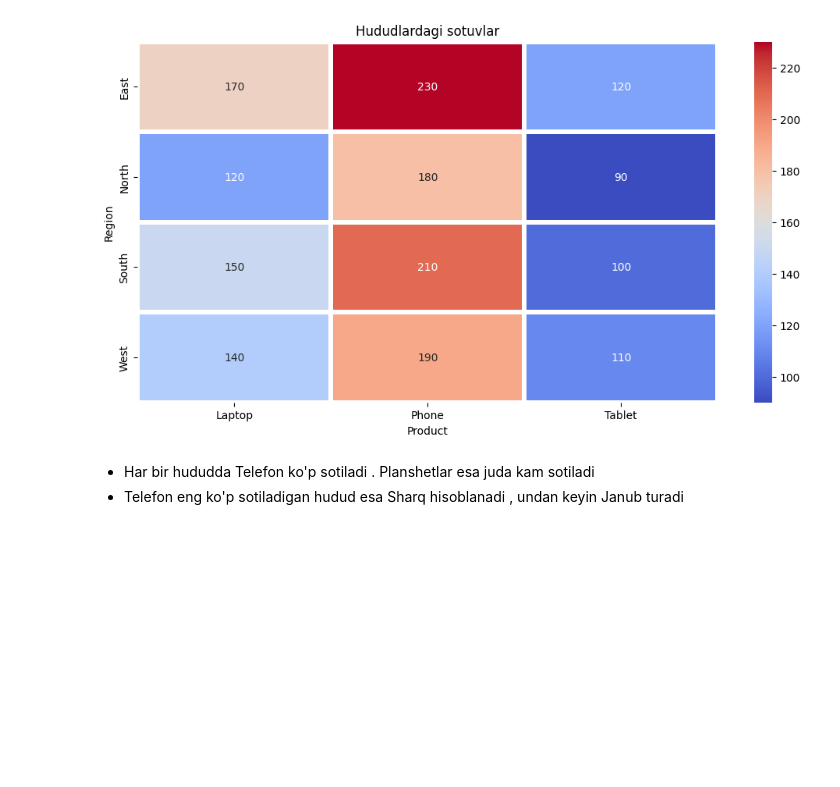
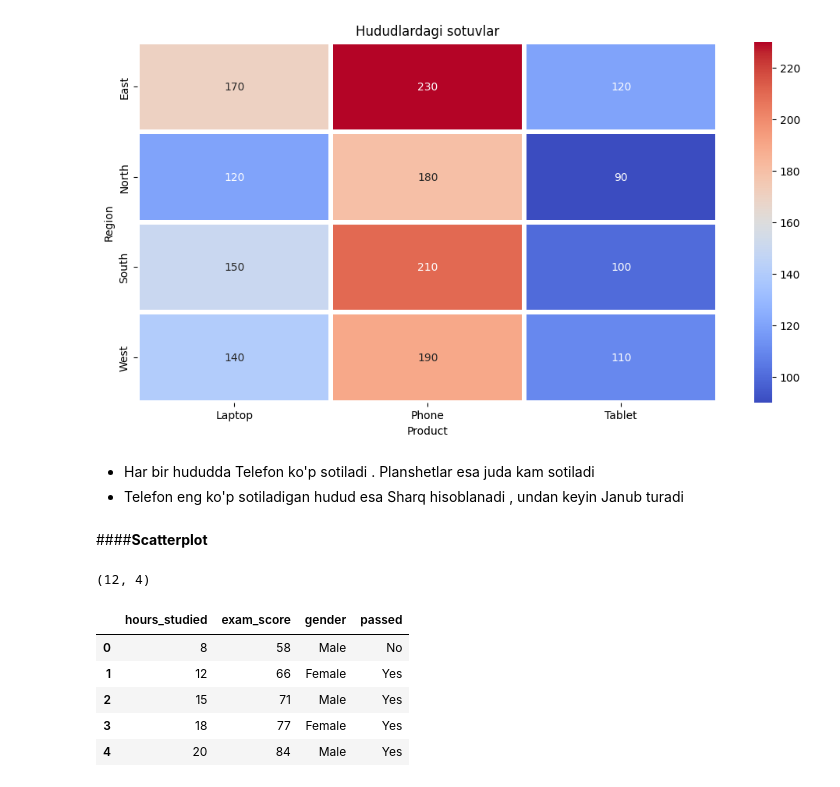
Before and after one commit to izzat-ai/learning-ai, a Jupyter notebook: data_visualization/seaborn/real_practice.ipynb, the cells around one changed output. Drawn from its saved outputs; the diff is of its cells as text; code cells hidden in the pictures; blank space fills up the shorter version.

```diff
--- a/data_visualization/seaborn/real_practice.ipynb
+++ b/data_visualization/seaborn/real_practice.ipynb
@@ -289,3 +289,28 @@ plt.show()
 # %% [markdown]
 - Har bir hududda Telefon ko'p sotiladi . Planshetlar esa juda kam sotiladi
 - Telefon eng ko'p sotiladigan hudud esa Sharq hisoblanadi , undan keyin Janub turadi
+# %% [markdown]
+####**Scatterplot**
+# %%
+# talabalarning o'qish natijalari ma'lumotlari
+students = pd.DataFrame({
+    "hours_studied":[8,12,15,18,20,22,10,14,16,19,24,11],
+    "exam_score":[58,66,71,77,84,90,61,70,73,82,95,64],
+    "gender":["Male","Female","Male","Female","Male","Female",
+              "Male","Female","Male","Female","Male","Female"],
+    "passed":["No","Yes","Yes","Yes","Yes","Yes",
+              "No","Yes","Yes","Yes","Yes","Yes"]
+})
+
+students.shape
+# %% [output]
+(12, 4)
+# %%
+students.head()
+# %% [output]
+|  | hours_studied | exam_score | gender | passed |
+| 0 | 8 | 58 | Male | No |
+| 1 | 12 | 66 | Female | Yes |
+| 2 | 15 | 71 | Male | Yes |
+| 3 | 18 | 77 | Female | Yes |
+| 4 | 20 | 84 | Male | Yes |
```
Also changed, not shown: parts of 7 cells of this notebook.
